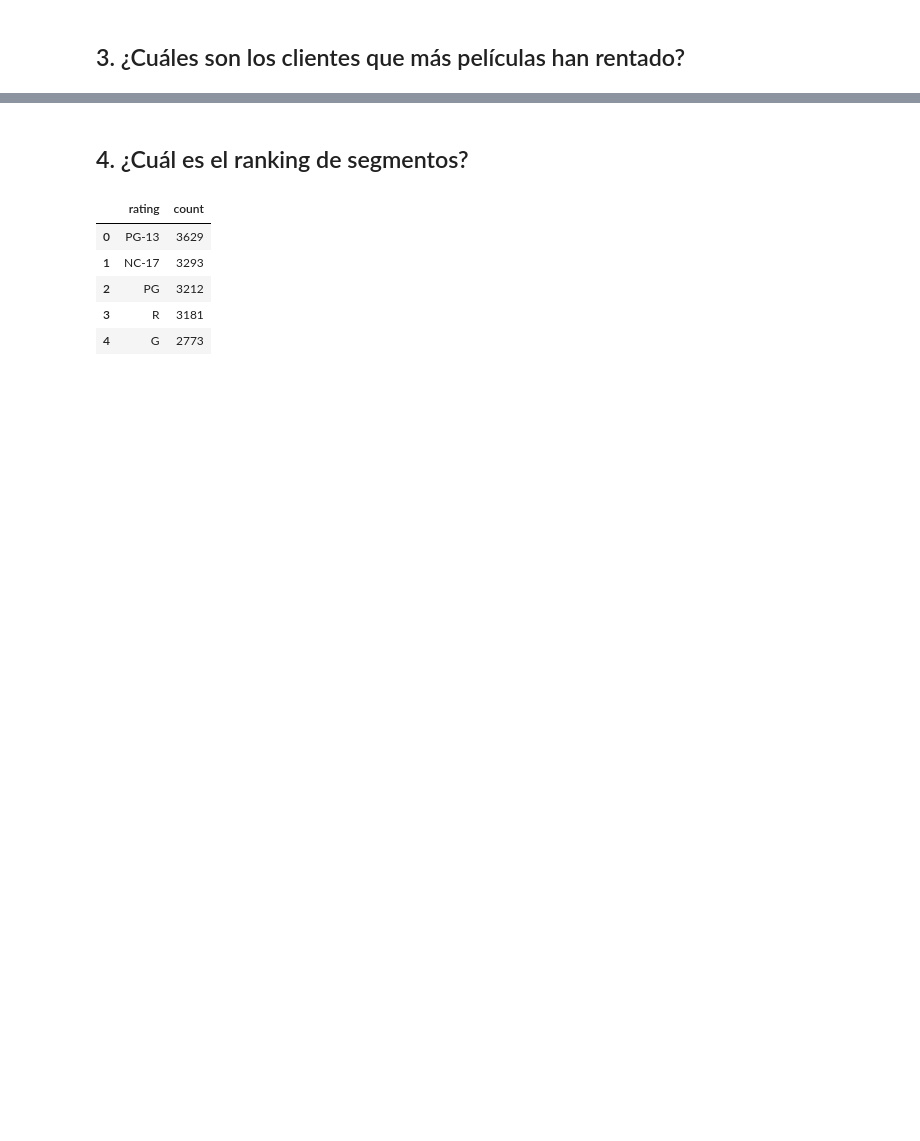
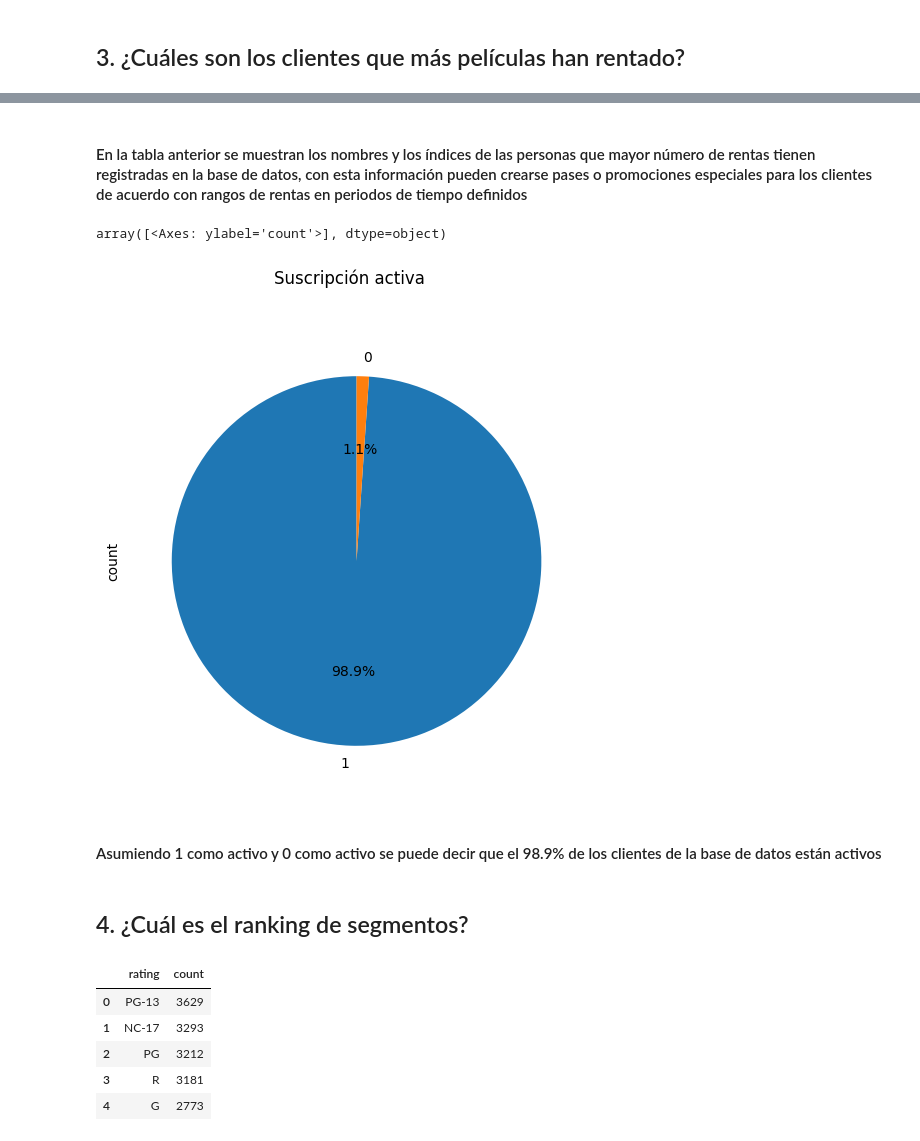
Before and after one commit to JorgeIvanSepulvedaH/quind_test, a Jupyter notebook: EDA.ipynb, the cells around one changed output, grey strips where cells are left out. Saved outputs shown, nothing was run; the diff lists cells and outputs as text; code cells hidden in the pictures; blank space fills up the shorter version.

```diff
--- a/EDA.ipynb
+++ b/EDA.ipynb
@@ -114,3 +98,17 @@ df[' customer_id'].value_counts().reset_index().head(10)
+# %% [markdown]
+#### En la tabla anterior se muestran los nombres y los índices de las personas que mayor número de rentas tienen registradas en la base de datos, con esta información pueden crearse pases o promociones especiales para los clientes de acuerdo con rangos de rentas en periodos de tiempo definidos
+# %%
+df[' active'].value_counts().plot(kind='pie',
+                                        subplots=True,
+                                        autopct='%1.1f%%',
+                                        startangle=90,
+                                        figsize=(6, 6),
+                                        title='Suscripción activa')
+# %% [output]
+array([<Axes: ylabel='count'>], dtype=object)
+[figure, added]
+# %% [markdown]
+#### Asumiendo 1 como activo y 0 como activo se puede decir que el 98.9% de los clientes de la base de datos están activos
 # %% [markdown]
 ## 4. ¿Cuál es el ranking de segmentos?
 # %%
```
Also changed, not shown: parts of 23 cells of this notebook, 5 other files.
